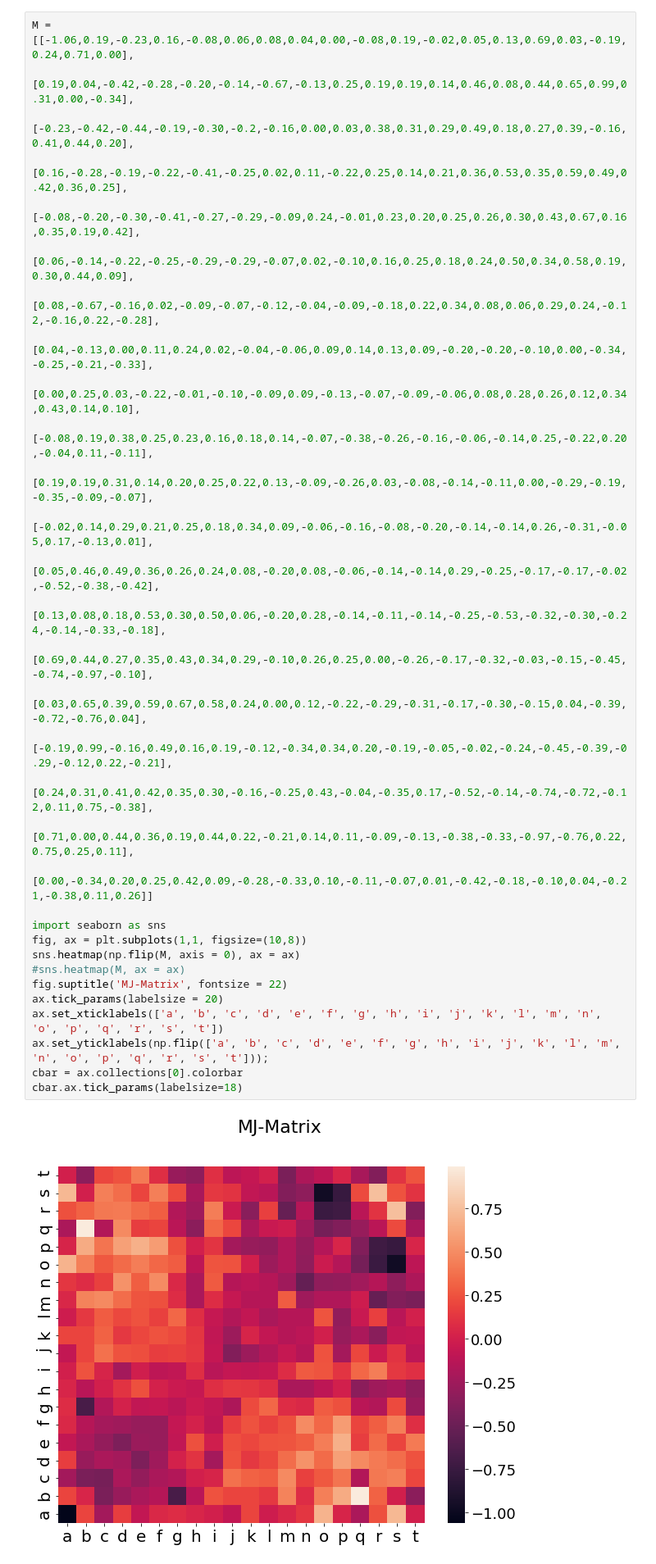
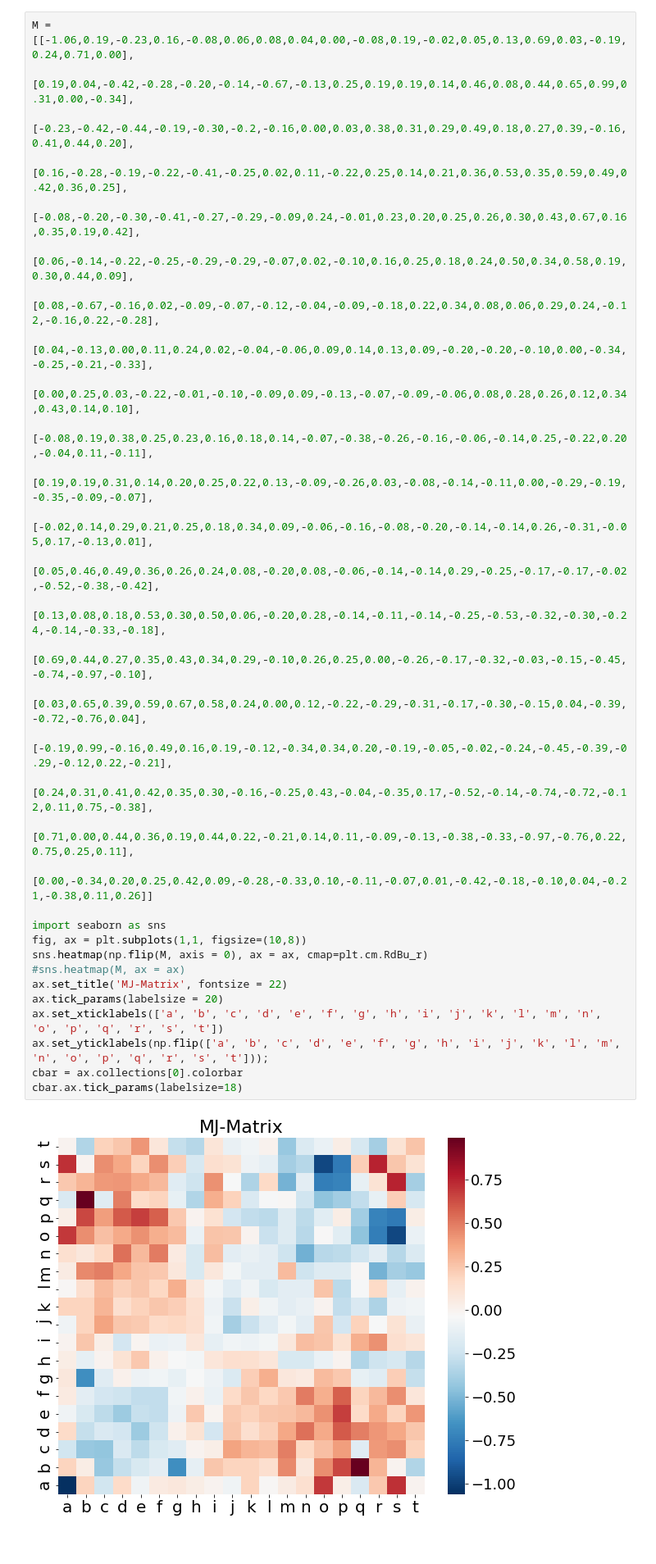
Before and after one commit to betoto008/Affinity_maturation, a Jupyter notebook: Jupyter_Notebooks/preliminaries.ipynb, the cells around one changed output. Shown at 82% size. Saved outputs shown, nothing was run; the diff lists cells and outputs as text.

```diff
--- a/Jupyter_Notebooks/preliminaries.ipynb
+++ b/Jupyter_Notebooks/preliminaries.ipynb
@@ -315,33 +319,33 @@ fig.savefig('../Figures/first_k_times.png')
 M = [[-1.06,0.19,-0.23,0.16,-0.08,0.06,0.08,0.04,0.00,-0.08,0.19,-0.02,0.05,0.13,0.69,0.03,-0.19,0.24,0.71,0.00],
  [0.19,0.04,-0.42,-0.28,-0.20,-0.14,-0.67,-0.13,0.25,0.19,0.19,0.14,0.46,0.08,0.44,0.65,0.99,0.31,0.00,-0.34],
  [-0.23,-0.42,-0.44,-0.19,-0.30,-0.2,-0.16,0.00,0.03,0.38,0.31,0.29,0.49,0.18,0.27,0.39,-0.16,0.41,0.44,0.20],
  [0.16,-0.28,-0.19,-0.22,-0.41,-0.25,0.02,0.11,-0.22,0.25,0.14,0.21,0.36,0.53,0.35,0.59,0.49,0.42,0.36,0.25],
  [-0.08,-0.20,-0.30,-0.41,-0.27,-0.29,-0.09,0.24,-0.01,0.23,0.20,0.25,0.26,0.30,0.43,0.67,0.16,0.35,0.19,0.42],
  [0.06,-0.14,-0.22,-0.25,-0.29,-0.29,-0.07,0.02,-0.10,0.16,0.25,0.18,0.24,0.50,0.34,0.58,0.19,0.30,0.44,0.09],
  [0.08,-0.67,-0.16,0.02,-0.09,-0.07,-0.12,-0.04,-0.09,-0.18,0.22,0.34,0.08,0.06,0.29,0.24,-0.12,-0.16,0.22,-0.28],
  [0.04,-0.13,0.00,0.11,0.24,0.02,-0.04,-0.06,0.09,0.14,0.13,0.09,-0.20,-0.20,-0.10,0.00,-0.34,-0.25,-0.21,-0.33],
  [0.00,0.25,0.03,-0.22,-0.01,-0.10,-0.09,0.09,-0.13,-0.07,-0.09,-0.06,0.08,0.28,0.26,0.12,0.34,0.43,0.14,0.10],
  [-0.08,0.19,0.38,0.25,0.23,0.16,0.18,0.14,-0.07,-0.38,-0.26,-0.16,-0.06,-0.14,0.25,-0.22,0.20,-0.04,0.11,-0.11],
  [0.19,0.19,0.31,0.14,0.20,0.25,0.22,0.13,-0.09,-0.26,0.03,-0.08,-0.14,-0.11,0.00,-0.29,-0.19,-0.35,-0.09,-0.07],
  [-0.02,0.14,0.29,0.21,0.25,0.18,0.34,0.09,-0.06,-0.16,-0.08,-0.20,-0.14,-0.14,0.26,-0.31,-0.05,0.17,-0.13,0.01],
  [0.05,0.46,0.49,0.36,0.26,0.24,0.08,-0.20,0.08,-0.06,-0.14,-0.14,0.29,-0.25,-0.17,-0.17,-0.02,-0.52,-0.38,-0.42],
  [0.13,0.08,0.18,0.53,0.30,0.50,0.06,-0.20,0.28,-0.14,-0.11,-0.14,-0.25,-0.53,-0.32,-0.30,-0.24,-0.14,-0.33,-0.18],
  [0.69,0.44,0.27,0.35,0.43,0.34,0.29,-0.10,0.26,0.25,0.00,-0.26,-0.17,-0.32,-0.03,-0.15,-0.45,-0.74,-0.97,-0.10],
  [0.03,0.65,0.39,0.59,0.67,0.58,0.24,0.00,0.12,-0.22,-0.29,-0.31,-0.17,-0.30,-0.15,0.04,-0.39,-0.72,-0.76,0.04],
  [-0.19,0.99,-0.16,0.49,0.16,0.19,-0.12,-0.34,0.34,0.20,-0.19,-0.05,-0.02,-0.24,-0.45,-0.39,-0.29,-0.12,0.22,-0.21],
  [0.24,0.31,0.41,0.42,0.35,0.30,-0.16,-0.25,0.43,-0.04,-0.35,0.17,-0.52,-0.14,-0.74,-0.72,-0.12,0.11,0.75,-0.38],
  [0.71,0.00,0.44,0.36,0.19,0.44,0.22,-0.21,0.14,0.11,-0.09,-0.13,-0.38,-0.33,-0.97,-0.76,0.22,0.75,0.25,0.11],
  [0.00,-0.34,0.20,0.25,0.42,0.09,-0.28,-0.33,0.10,-0.11,-0.07,0.01,-0.42,-0.18,-0.10,0.04,-0.21,-0.38,0.11,0.26]]
 
 import seaborn as sns
 fig, ax = plt.subplots(1,1, figsize=(10,8))
-sns.heatmap(np.flip(M, axis = 0), ax = ax)
+sns.heatmap(np.flip(M, axis = 0), ax = ax, cmap=plt.cm.RdBu_r)
 #sns.heatmap(M, ax = ax)
-fig.suptitle('MJ-Matrix', fontsize = 22)
+ax.set_title('MJ-Matrix', fontsize = 22)
 ax.tick_params(labelsize = 20)
 ax.set_xticklabels(['a', 'b', 'c', 'd', 'e', 'f', 'g', 'h', 'i', 'j', 'k', 'l', 'm', 'n', 'o', 'p', 'q', 'r', 's', 't'])
 ax.set_yticklabels(np.flip(['a', 'b', 'c', 'd', 'e', 'f', 'g', 'h', 'i', 'j', 'k', 'l', 'm', 'n', 'o', 'p', 'q', 'r', 's', 't']));
 cbar = ax.collections[0].colorbar
 cbar.ax.tick_params(labelsize=18)
 # %% [output]
-[figure, old version]
+[figure, new version]
```
Also changed, not shown: parts of 15 cells of this notebook, 49 other files.
